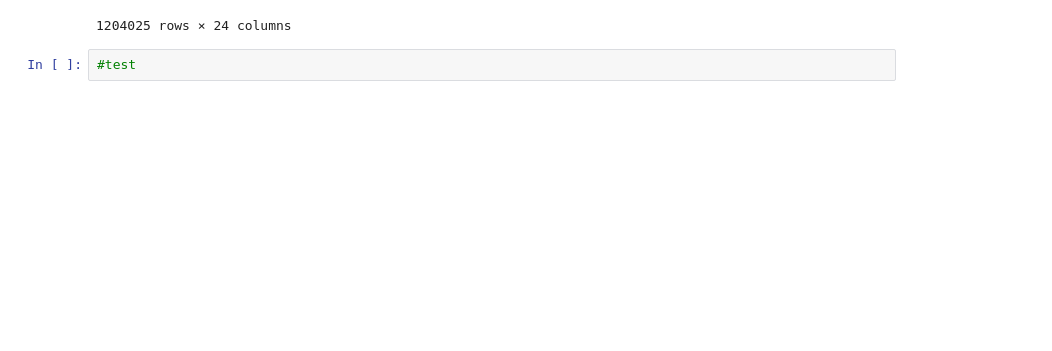
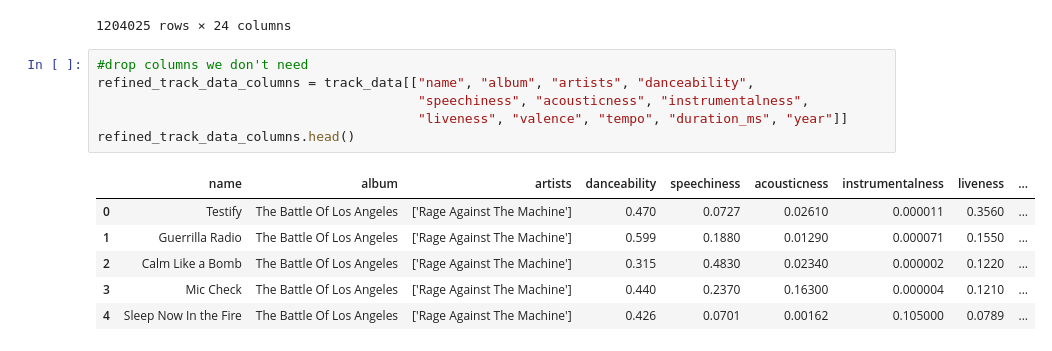
Before and after one commit to Erink8/Project1, a Jupyter notebook: track data view.ipynb, the cells around one changed output. Cells and saved outputs as stored; diff of their text form; blank space fills up the shorter version.

```diff
--- a/track data view.ipynb
+++ b/track data view.ipynb
@@ -19,4 +23,15 @@ track_data
 | 1204024 | 3GgQmOxxLyRoAb4j86zOBX | That's The Way It Is | Notch - EP | 38O5Ys0W9PFS5K7dMb7yKb | ['FVLCRVM'] | ['7AjItKsRnEYRSiBt2OxK1y'] | 6 | 1 | False | ... |
 1204025 rows × 24 columns
 # %%
-#test
+#drop columns we don't need
+refined_track_data_columns = track_data[["name", "album", "artists", "danceability",
+                                         "speechiness", "acousticness", "instrumentalness",
+                                         "liveness", "valence", "tempo", "duration_ms", "year"]]
+refined_track_data_columns.head()
+# %% [output]
+|  | name | album | artists | danceability | speechiness | acousticness | instrumentalness | liveness | ... |
+| 0 | Testify | The Battle Of Los Angeles | ['Rage Against The Machine'] | 0.470 | 0.0727 | 0.02610 | 0.000011 | 0.3560 | ... |
+| 1 | Guerrilla Radio | The Battle Of Los Angeles | ['Rage Against The Machine'] | 0.599 | 0.1880 | 0.01290 | 0.000071 | 0.1550 | ... |
+| 2 | Calm Like a Bomb | The Battle Of Los Angeles | ['Rage Against The Machine'] | 0.315 | 0.4830 | 0.02340 | 0.000002 | 0.1220 | ... |
+| 3 | Mic Check | The Battle Of Los Angeles | ['Rage Against The Machine'] | 0.440 | 0.2370 | 0.16300 | 0.000004 | 0.1210 | ... |
+| 4 | Sleep Now In the Fire | The Battle Of Los Angeles | ['Rage Against The Machine'] | 0.426 | 0.0701 | 0.00162 | 0.105000 | 0.0789 | ... |
```
Also changed, not shown: parts of 3 cells of this notebook.
